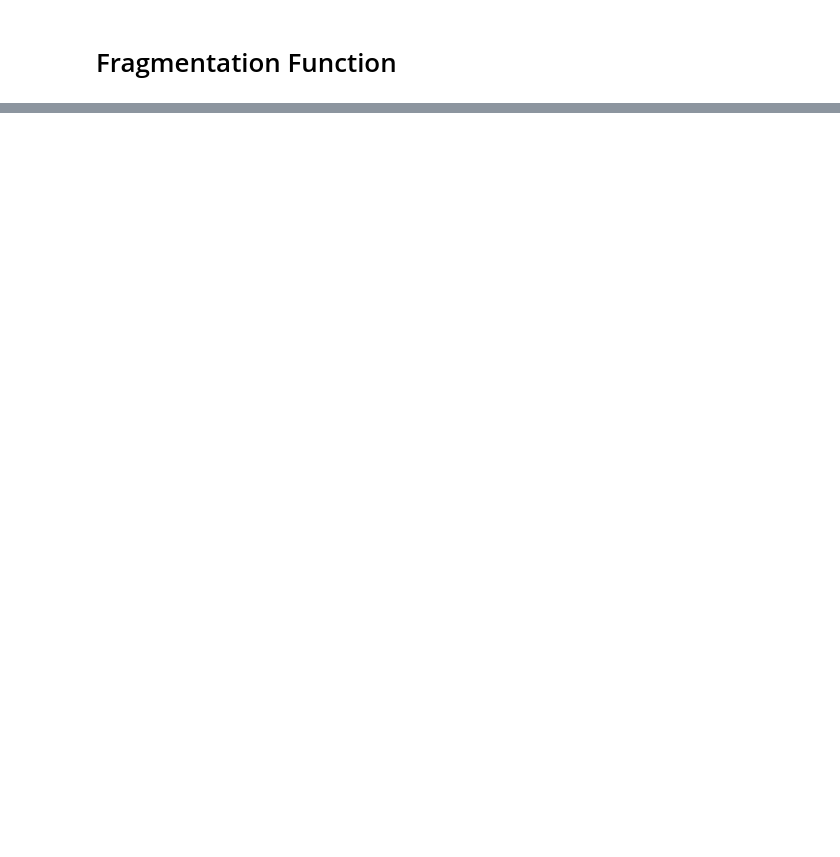
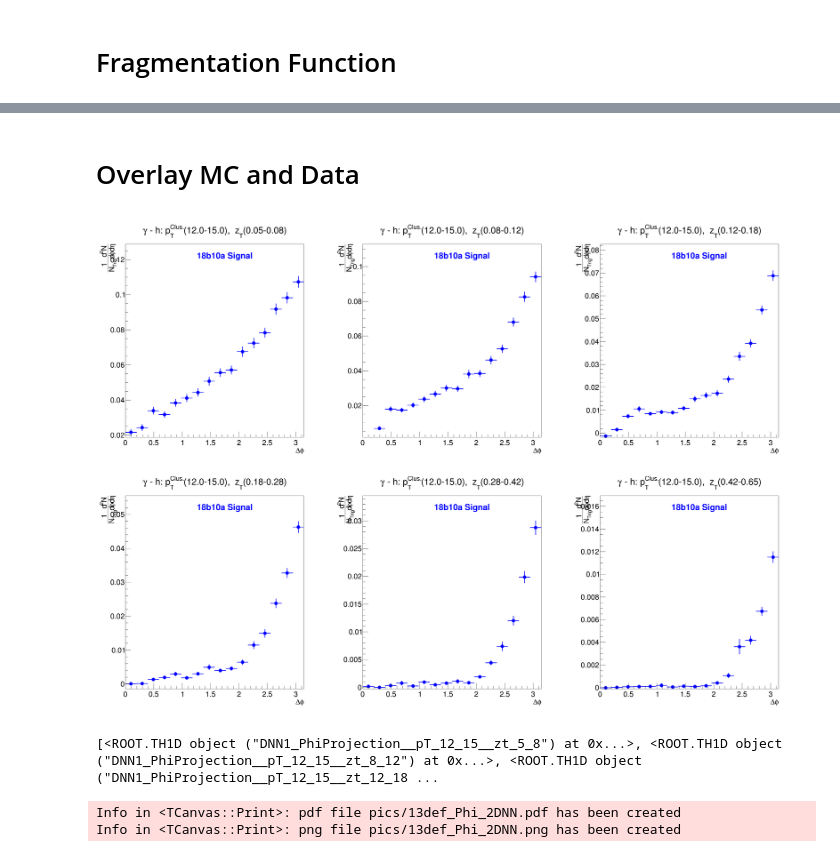
Before and after one commit to miguelignacio/CorrelationAnalysis, a Jupyter notebook: NtupleAnalysis/correlation.ipynb, the cells around one changed output, grey strips where cells are left out. Saved outputs shown, nothing was run; the diff lists cells and outputs as text; code cells hidden in the pictures; blank space fills up the shorter version.

```diff
--- a/NtupleAnalysis/correlation.ipynb
+++ b/NtupleAnalysis/correlation.ipynb
@@ -441,0 +613,2 @@ np.geomspace(0.05,1,8)
+# %% [markdown]
+# Overlay MC and Data
@@ -441,0 +710,8 @@ np.geomspace(0.05,1,8)
+# %%
+a = MC_DATA("regions")
+print a
+# %% [output]
+[figure, added]
+[<ROOT.TH1D object ("DNN1_PhiProjection__pT_12_15__zt_5_8") at 0x...>, <ROOT.TH1D object ("DNN1_PhiProjection__pT_12_15__zt_8_12") at 0x...>, <ROOT.TH1D object ("DNN1_PhiProjection__pT_12_15__zt_12_18 ...
+Info in <TCanvas::Print>: pdf file pics/13def_Phi_2DNN.pdf has been created
+Info in <TCanvas::Print>: png file pics/13def_Phi_2DNN.png has been created
```
Also changed, not shown: parts of 27 cells of this notebook.
